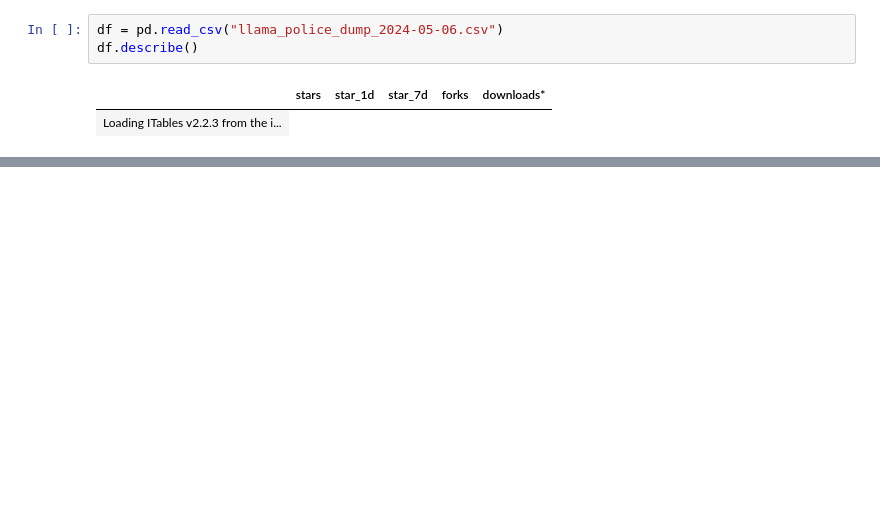
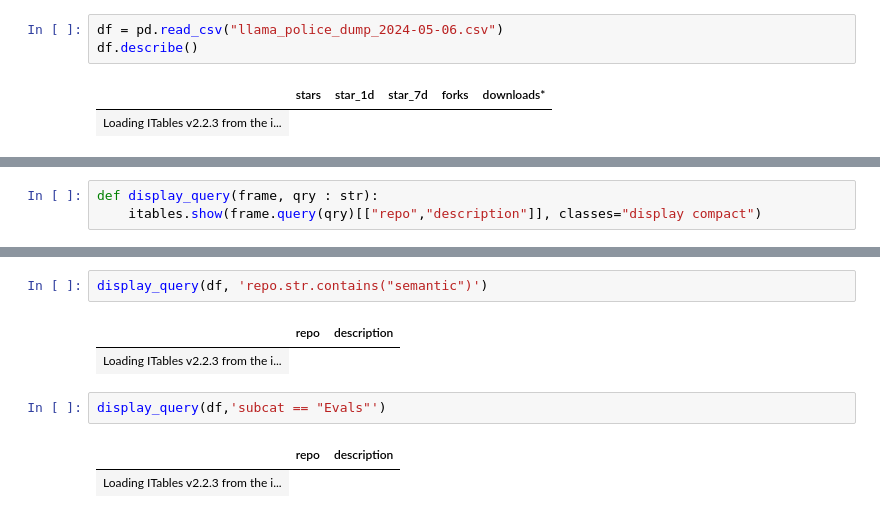
Before and after one commit to rgesteve/chiplandscape, a Jupyter notebook: AnalyzingLlamaPolice.ipynb, the cells around one changed output, grey strips where cells are left out. Drawn from its saved outputs; the diff is of its cells as text; blank space fills up the shorter version.

```diff
--- a/AnalyzingLlamaPolice.ipynb
+++ b/AnalyzingLlamaPolice.ipynb
@@ -34,0 +37,3 @@ df
+# %%
+def display_query(frame, qry : str):
+    itables.show(frame.query(qry)[["repo","description"]], classes="display compact")
@@ -34,0 +65,10 @@ df
+# %%
+display_query(df, 'repo.str.contains("semantic")')
+# %% [output]
+|  | repo | description |
+| Loading ITables v2.2.3 from the i... |
+# %%
+display_query(df,'subcat == "Evals"')
+# %% [output]
+|  | repo | description |
+| Loading ITables v2.2.3 from the i... |
```
Also changed, not shown: parts of 16 cells of this notebook.
